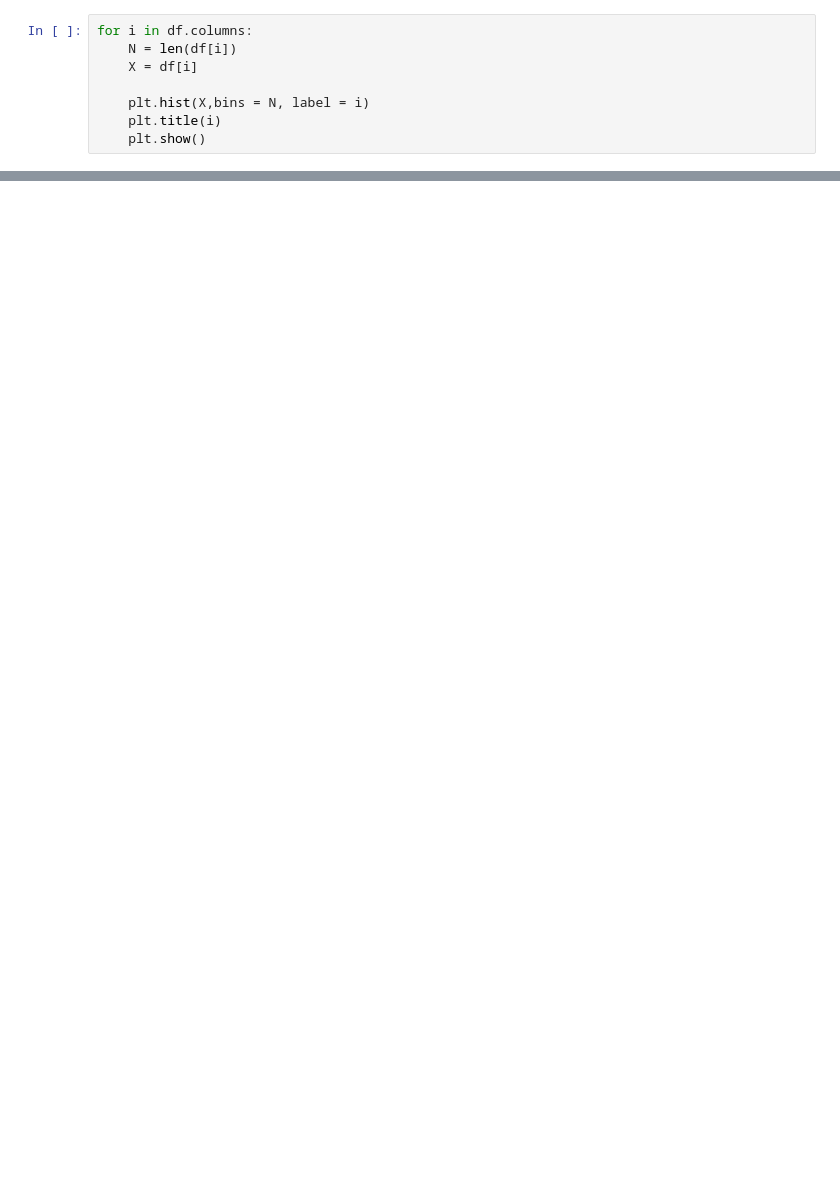
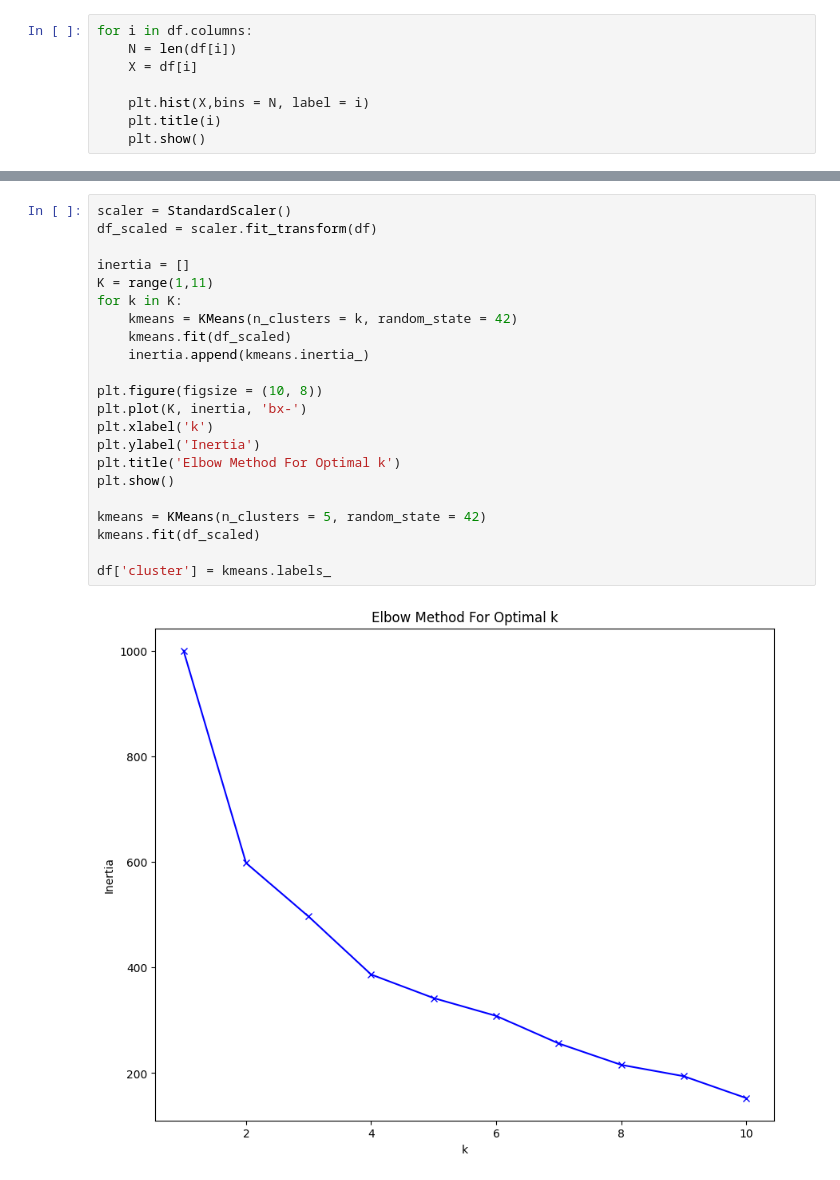
Before and after one commit to bubpen/sparta, a Jupyter notebook: machine_learning/unsuprvised_learning.ipynb, the cells around one changed output, grey strips where cells are left out. Drawn from its saved outputs; the diff is of its cells as text; blank space fills up the shorter version.

```diff
--- a/machine_learning/unsuprvised_learning.ipynb
+++ b/machine_learning/unsuprvised_learning.ipynb
@@ -60,0 +81,24 @@ print(df)
+# %%
+scaler = StandardScaler()
+df_scaled = scaler.fit_transform(df)
+
+inertia = []
+K = range(1,11)
+for k in K:
+    kmeans = KMeans(n_clusters = k, random_state = 42)
+    kmeans.fit(df_scaled)
+    inertia.append(kmeans.inertia_)
+
+plt.figure(figsize = (10, 8))
+plt.plot(K, inertia, 'bx-')
+plt.xlabel('k')
+plt.ylabel('Inertia')
+plt.title('Elbow Method For Optimal k')
+plt.show()
+
+kmeans = KMeans(n_clusters = 5, random_state = 42)
+kmeans.fit(df_scaled)
+
+df['cluster'] = kmeans.labels_
+# %% [output]
+[figure, added]
```
Also changed, not shown: parts of 16 cells of this notebook.
